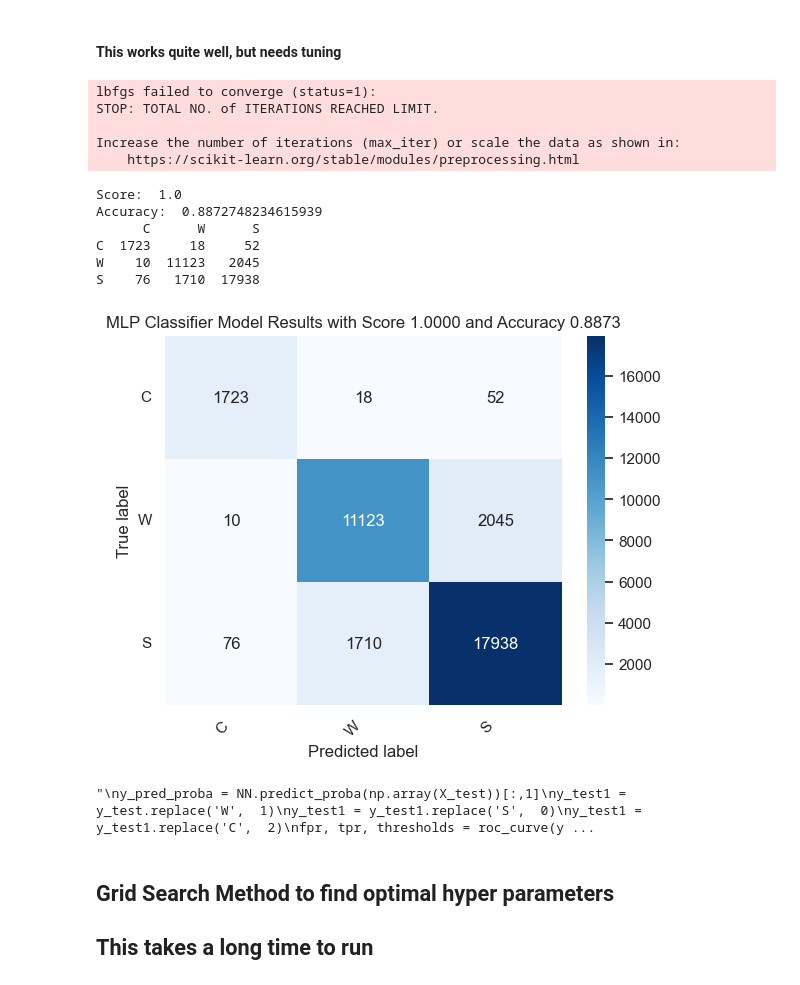
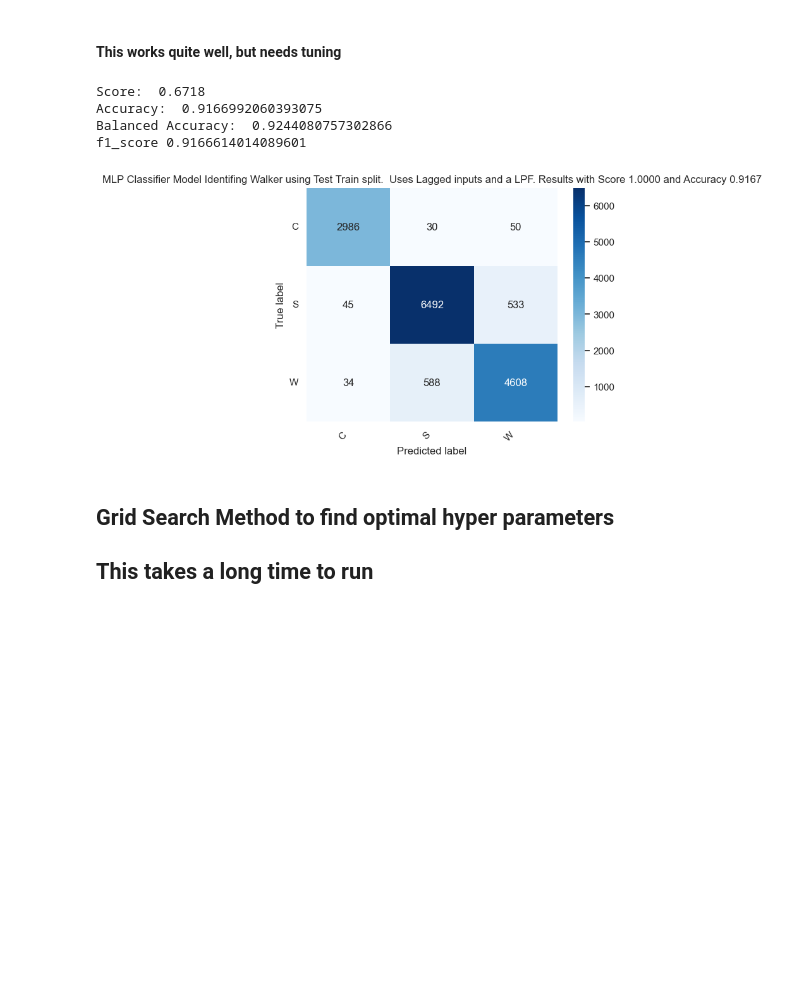
Before and after one commit to rgeorgebu/cs6330-final-project, a Jupyter notebook: CombinedThree.ipynb, the cells around one changed output. Cells and saved outputs as stored; diff of their text form; code cells hidden in the pictures; blank space fills up the shorter version.

```diff
--- a/CombinedThree.ipynb
+++ b/CombinedThree.ipynb
@@ -641,74 +734,40 @@ S    11  0  19713
 #### This works quite well, but needs tuning
 # %%
 from sklearn.neural_network import MLPClassifier
-NN = MLPClassifier(solver='lbfgs', alpha=1e-5, hidden_layer_sizes=(100, ), random_state=1,max_iter=800)
+# {'activation': 'tanh', 'alpha': 0.0001, 'hidden_layer_sizes': (125,), 'learning_rate': 'constant', random_state=1,'solver': 'lbfgs'}
+NN = MLPClassifier(activation = "relu", solver='sgd', alpha=0.0001, hidden_layer_sizes=(100, ), learning_rate = "constant", max_iter=100, shuffle = True, early_stopping = True)
 NN.fit(X_train, y_train)
 yhat = NN.predict(X_test)
-print("Score: ", round(NN.score(X_test,yhat), 4))
+print("Score: ", round(SVM.score(X_test,yhat), 4))
 print("Accuracy: ", accuracy_score(y_test, yhat))
+print("Balanced Accuracy: ", balanced_accuracy_score(y_test, yhat))
+print('f1_score', f1_score(y_test, yhat,average = 'weighted'))
 conmat = confusion_matrix(y_test, yhat)
 val = np.mat(conmat)
 classnames = list(set(y_test))
+classnames.reverse()
 df_cm = pd.DataFrame(
         val, index=classnames, columns=classnames,
     )
 
-print(df_cm)
+#print(df_cm)
 
 plt.figure()
 heatmap = sns.heatmap(df_cm, annot=True, cmap="Blues",fmt="d")
 heatmap.yaxis.set_ticklabels(heatmap.yaxis.get_ticklabels(), rotation=0, ha='right')
 heatmap.xaxis.set_ticklabels(heatmap.xaxis.get_ticklabels(), rotation=45, ha='right')
 plt.ylabel('True label')
 plt.xlabel('Predicted label')
 Score_model = round(NN.score(X_test,yhat), 4)
 Accuracy_model = round(accuracy_score(y_test, yhat),4)
-plt.title('MLP Classifier Model Results with Score %5.4f and Accuracy %5.4f' % (Score_model, Accuracy_model))
-#plt.title('MLPClassifier Model Results')
+plt.title('MLP Classifier Model Identifing Walker using Test Train split.  Uses Lagged inputs and a LPF. Results with Score %5.4f and Accuracy %5.4f' % (Score_model, Accuracy_model))
 plt.show()
-
-
-'''
-y_pred_proba = NN.predict_proba(np.array(X_test))[:,1]
-y_test1 = y_test.replace('W',  1)
-y_test1 = y_test1.replace('S',  0)
-y_test1 = y_test1.replace('C',  2)
-fpr, tpr, thresholds = roc_curve(y_test1, y_pred_proba)
-sns.set()
-plt.plot(fpr, tpr)
-plt.plot(fpr, fpr, linestyle = '--', color = 'k')
-plt.xlabel('False positive rate')
-plt.ylabel('True positive rate')
-AUROC = np.round(roc_auc_score(y_test, y_pred_proba), 3)
-plt.title(f'MLPClassifier Model ROC curve; AUROC: {AUROC}');
-plt.show()
-
-from sklearn.metrics import precision_recall_curve
-from sklearn.metrics import average_precision_score
-average_precision = average_precision_score(y_test1, y_pred_proba)
-precision, recall, thresholds = precision_recall_curve(y_test1, y_pred_proba)
-plt.plot(recall, precision, marker='.', label='MLP')
-plt.xlabel('Recall')
-plt.ylabel('Precision')
-plt.legend()
-average_precision = np.round(average_precision, 3)
-plt.title(f'Precision Recall Curve. AUPRC: {average_precision}')
-plt.show()
-'''
 # %% [output]
-lbfgs failed to converge (status=1):
-STOP: TOTAL NO. of ITERATIONS REACHED LIMIT.
-
-Increase the number of iterations (max_iter) or scale the data as shown in:
-    https://scikit-learn.org/stable/modules/preprocessing.html
+Score:  0.6718
+Accuracy:  0.9166992060393075
+Balanced Accuracy:  0.9244080757302866
+f1_score 0.9166614014089601
-Score:  1.0
-Accuracy:  0.8872748234615939
-      C      W      S
-C  1723     18     52
-W    10  11123   2045
-S    76   1710  17938
-[figure, old version]
+[figure, new version]
-"\ny_pred_proba = NN.predict_proba(np.array(X_test))[:,1]\ny_test1 = y_test.replace('W',  1)\ny_test1 = y_test1.replace('S',  0)\ny_test1 = y_test1.replace('C',  2)\nfpr, tpr, thresholds = roc_curve(y ...
 # %% [markdown]
 ## Grid Search Method to find optimal hyper parameters
 ## This takes a long time to run
```
Also changed, not shown: parts of 15 cells of this notebook, 16 other files.
